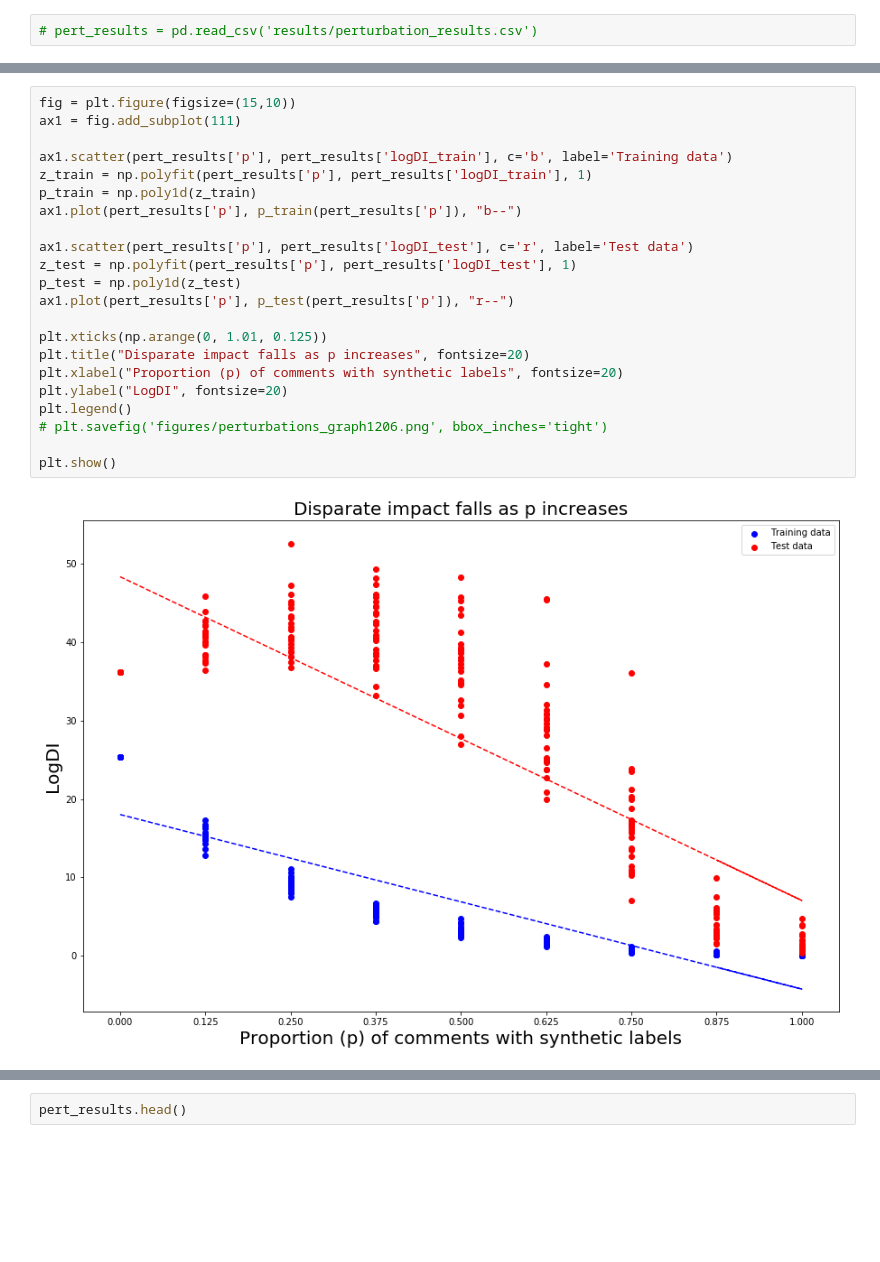
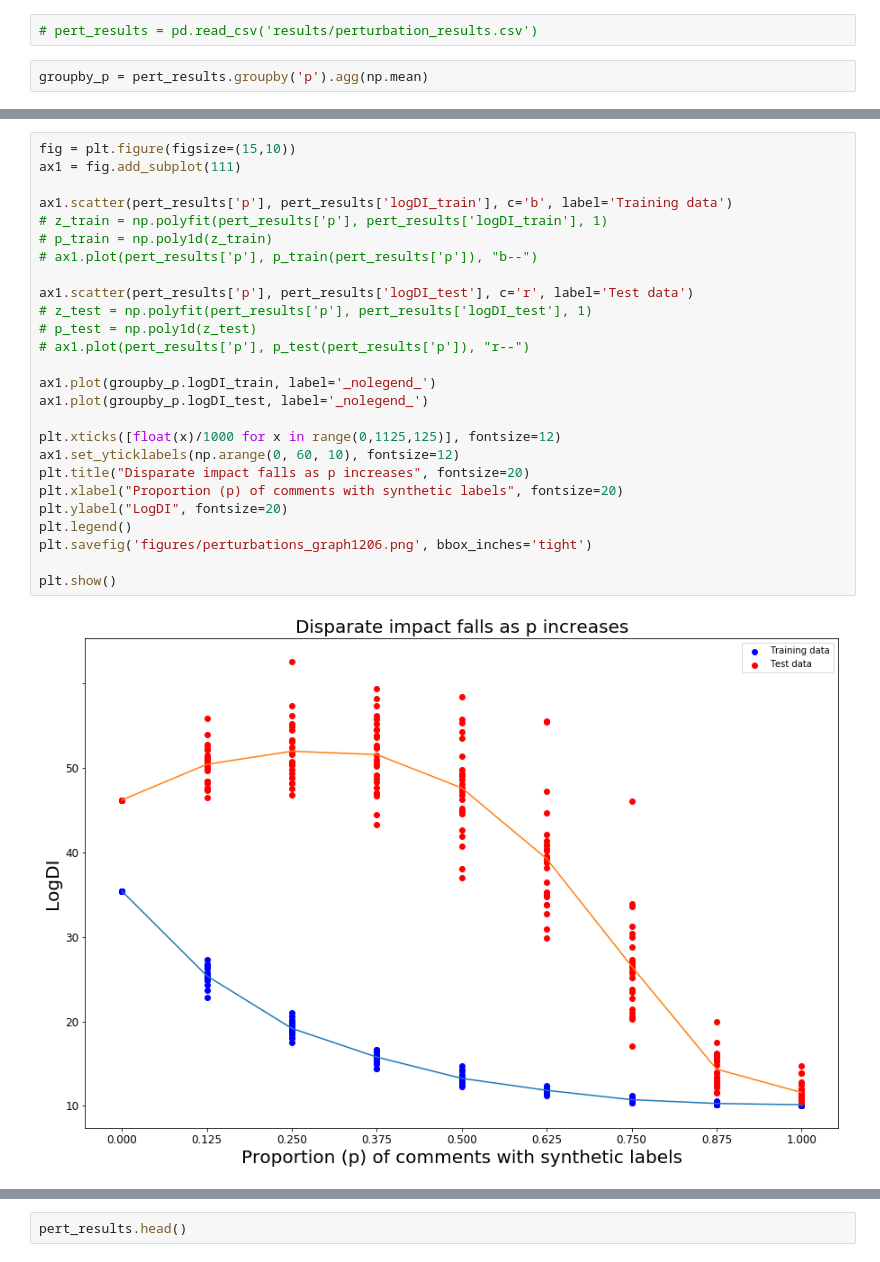
Before and after one commit to nehargupta/cs590_privacy_fairness, a Jupyter notebook: perturbations_graph1206.ipynb, the cells around one changed output, grey strips where cells are left out. Cells and saved outputs as stored; diff of their text form; blank space fills up the shorter version.

Commit message:
Added data to p_graph, reverted to segmented line graph, and fixed x-axis.

```diff
--- a/perturbations_graph1206.ipynb
+++ b/perturbations_graph1206.ipynb
@@ -30,2 +32,4 @@ pert_results = pd.concat(frames)
 # %%
 # pert_results = pd.read_csv('results/perturbation_results.csv')
+# %%
+groupby_p = pert_results.groupby('p').agg(np.mean)
@@ -32,24 +59,28 @@ pert_results = pd.concat(frames)
 # %%
 fig = plt.figure(figsize=(15,10))
 ax1 = fig.add_subplot(111)
 
 ax1.scatter(pert_results['p'], pert_results['logDI_train'], c='b', label='Training data')
-z_train = np.polyfit(pert_results['p'], pert_results['logDI_train'], 1)
-p_train = np.poly1d(z_train)
-ax1.plot(pert_results['p'], p_train(pert_results['p']), "b--")
+# z_train = np.polyfit(pert_results['p'], pert_results['logDI_train'], 1)
+# p_train = np.poly1d(z_train)
+# ax1.plot(pert_results['p'], p_train(pert_results['p']), "b--")
 
 ax1.scatter(pert_results['p'], pert_results['logDI_test'], c='r', label='Test data')
-z_test = np.polyfit(pert_results['p'], pert_results['logDI_test'], 1)
-p_test = np.poly1d(z_test)
-ax1.plot(pert_results['p'], p_test(pert_results['p']), "r--")
+# z_test = np.polyfit(pert_results['p'], pert_results['logDI_test'], 1)
+# p_test = np.poly1d(z_test)
+# ax1.plot(pert_results['p'], p_test(pert_results['p']), "r--")
 
-plt.xticks(np.arange(0, 1.01, 0.125))
+ax1.plot(groupby_p.logDI_train, label='_nolegend_')
+ax1.plot(groupby_p.logDI_test, label='_nolegend_')
+
+plt.xticks([float(x)/1000 for x in range(0,1125,125)], fontsize=12)
+ax1.set_yticklabels(np.arange(0, 60, 10), fontsize=12)
 plt.title("Disparate impact falls as p increases", fontsize=20)
 plt.xlabel("Proportion (p) of comments with synthetic labels", fontsize=20)
 plt.ylabel("LogDI", fontsize=20)
 plt.legend()
-# plt.savefig('figures/perturbations_graph1206.png', bbox_inches='tight')
+plt.savefig('figures/perturbations_graph1206.png', bbox_inches='tight')
 
 plt.show()
 # %% [output]
-[figure, old version]
+[figure, new version]
```
Also changed, not shown: parts of 4 cells of this notebook, 2 other files.
